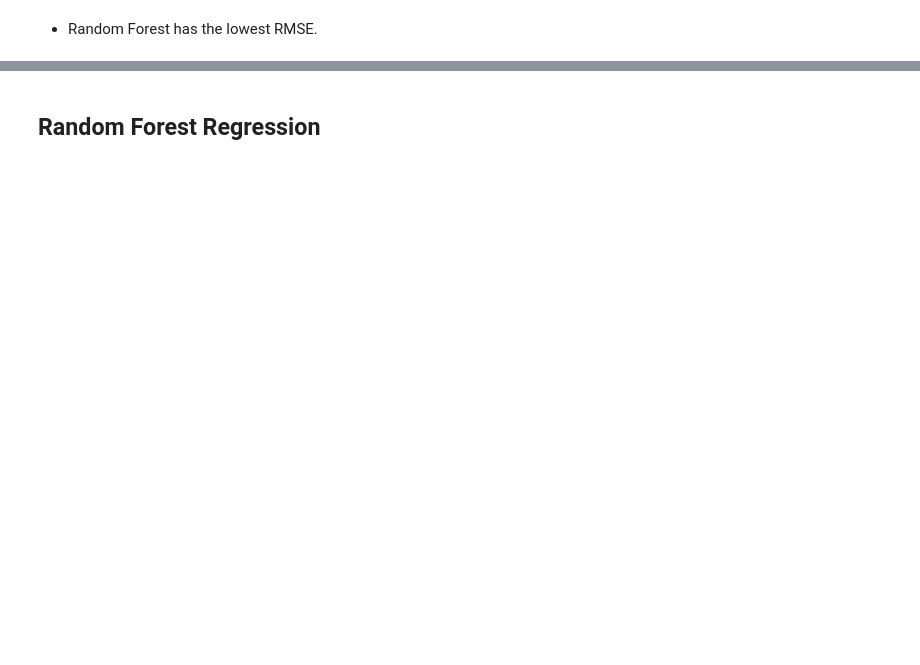
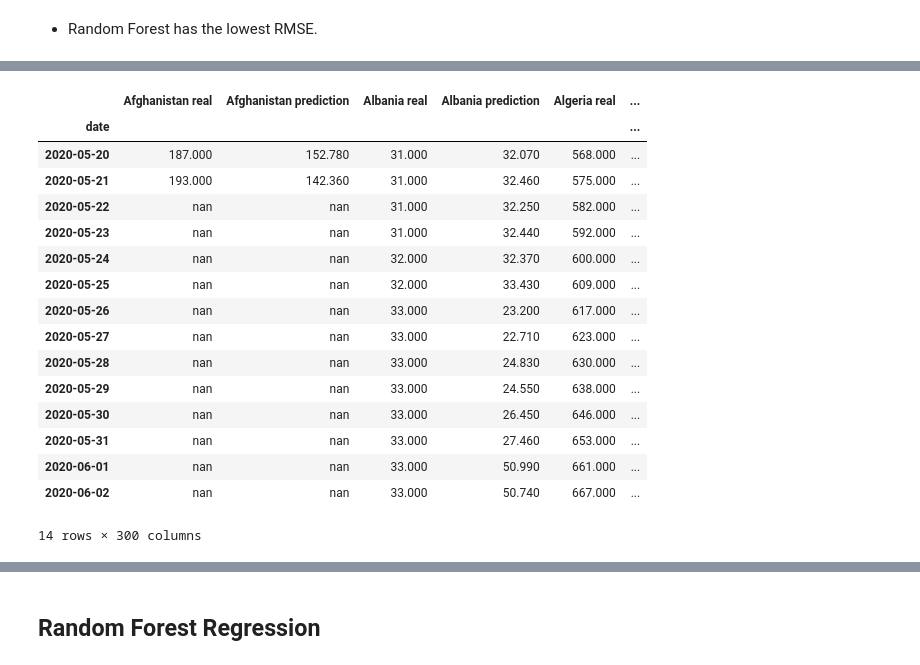
Before and after one commit to rceid/ML_Covid, a Jupyter notebook: scripts/model_fitting.ipynb, the cells around one changed output, grey strips where cells are left out. Saved outputs shown, nothing was run; the diff lists cells and outputs as text; code cells hidden in the pictures; blank space fills up the shorter version.

```diff
--- a/scripts/model_fitting.ipynb
+++ b/scripts/model_fitting.ipynb
@@ -788,3 +799,23 @@ SyntaxError: 'break' outside loop (<ipython-input-33-6aaf1f276005>, line 4)
 # dont run this, takes really long time,
 # import pickle
 # pickle.dump(rf, open("../trained_classifiers/rf_cases.pkl", 'wb'))
+# %%
+pd.read_pickle("../predictions/deaths_rf_max_stringency.pkl")
+# %% [output]
+|  | Afghanistan real | Afghanistan prediction | Albania real | Albania prediction | Algeria real | ... |
+| date |  |  |  |  |  | ... |
+| 2020-05-20 | 187.000 | 152.780 | 31.000 | 32.070 | 568.000 | ... |
+| 2020-05-21 | 193.000 | 142.360 | 31.000 | 32.460 | 575.000 | ... |
+| 2020-05-22 | nan | nan | 31.000 | 32.250 | 582.000 | ... |
+| 2020-05-23 | nan | nan | 31.000 | 32.440 | 592.000 | ... |
+| 2020-05-24 | nan | nan | 32.000 | 32.370 | 600.000 | ... |
+| 2020-05-25 | nan | nan | 32.000 | 33.430 | 609.000 | ... |
+| 2020-05-26 | nan | nan | 33.000 | 23.200 | 617.000 | ... |
+| 2020-05-27 | nan | nan | 33.000 | 22.710 | 623.000 | ... |
+| 2020-05-28 | nan | nan | 33.000 | 24.830 | 630.000 | ... |
+| 2020-05-29 | nan | nan | 33.000 | 24.550 | 638.000 | ... |
+| 2020-05-30 | nan | nan | 33.000 | 26.450 | 646.000 | ... |
+| 2020-05-31 | nan | nan | 33.000 | 27.460 | 653.000 | ... |
+| 2020-06-01 | nan | nan | 33.000 | 50.990 | 661.000 | ... |
+| 2020-06-02 | nan | nan | 33.000 | 50.740 | 667.000 | ... |
+14 rows × 300 columns
```
Also changed, not shown: parts of 23 cells of this notebook.
